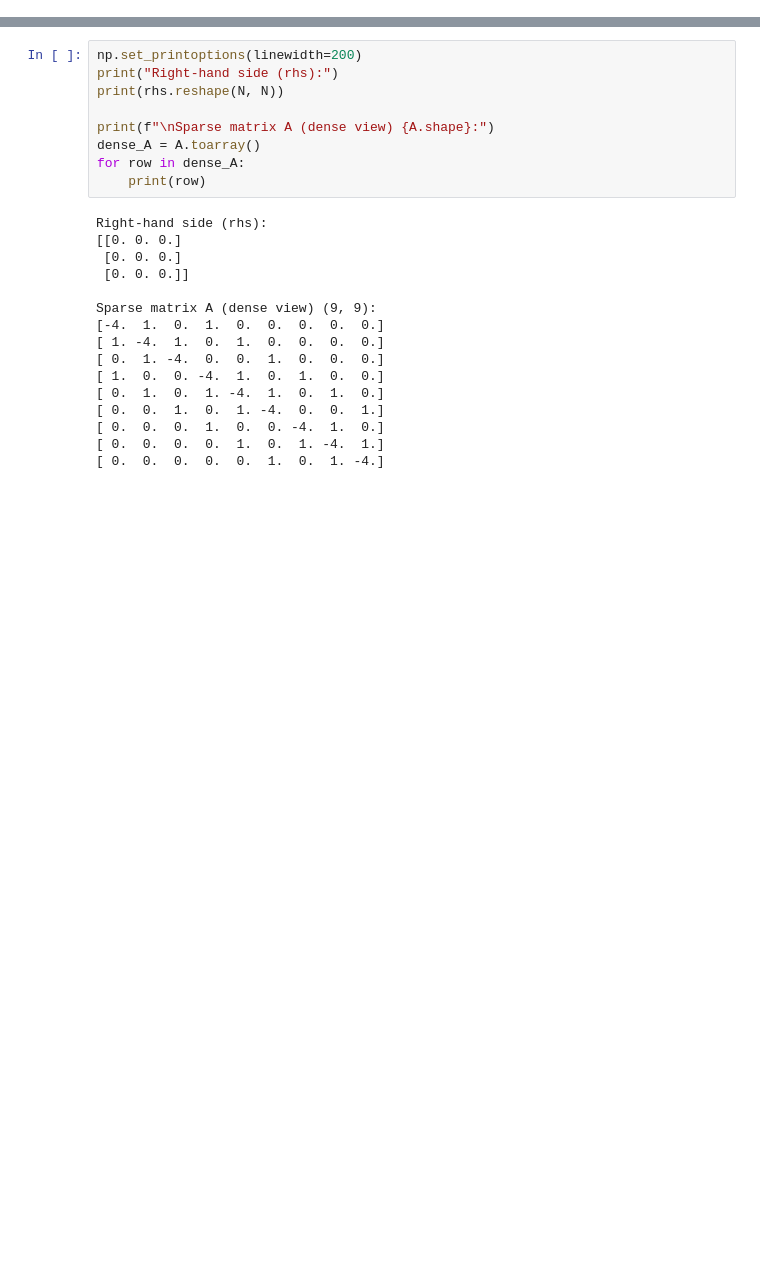
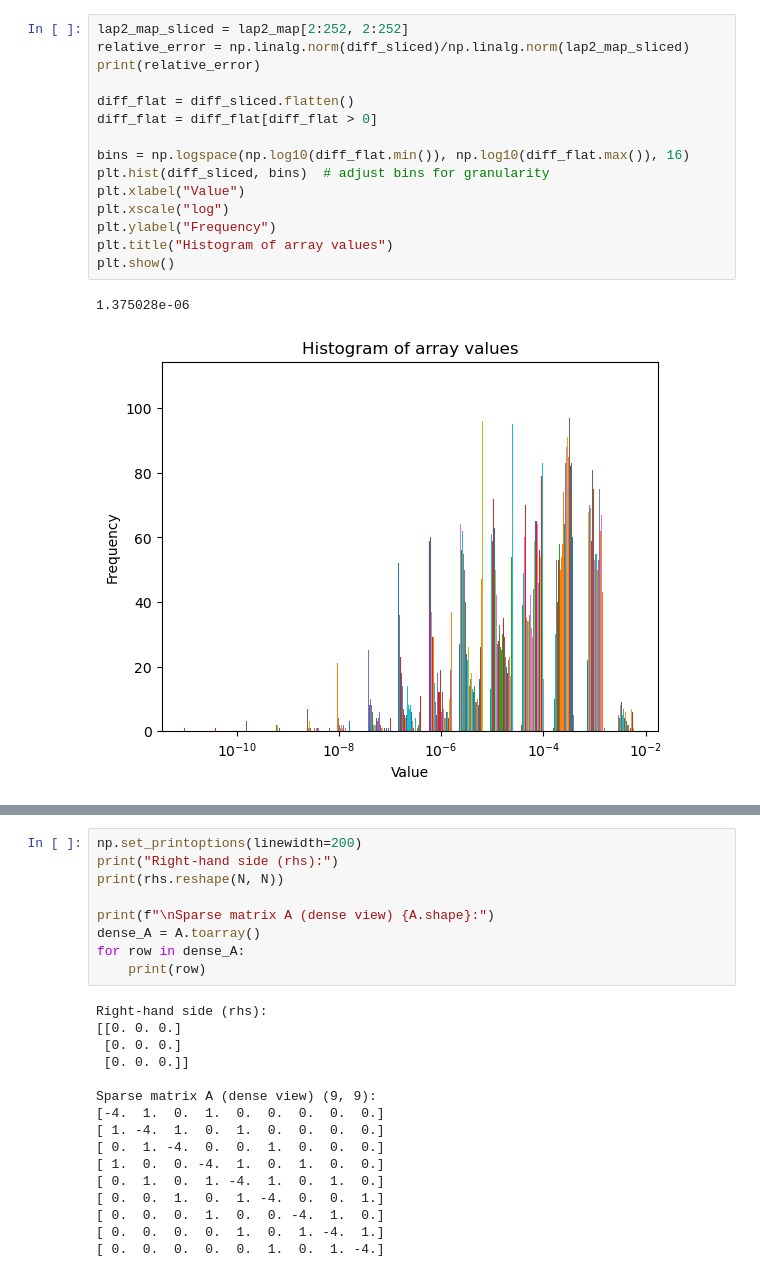
Before and after one commit to kerwin145/UGrid, a Jupyter notebook: playground.ipynb, the cells around one changed output, grey strips where cells are left out. Drawn from its saved outputs; the diff is of its cells as text; blank space fills up the shorter version.

```diff
--- a/playground.ipynb
+++ b/playground.ipynb
@@ -57,0 +83,18 @@ plt_subplot({
+# %%
+lap2_map_sliced = lap2_map[2:252, 2:252]
+relative_error = np.linalg.norm(diff_sliced)/np.linalg.norm(lap2_map_sliced)
+print(relative_error)
+
+diff_flat = diff_sliced.flatten()
+diff_flat = diff_flat[diff_flat > 0]
+
+bins = np.logspace(np.log10(diff_flat.min()), np.log10(diff_flat.max()), 16)
+plt.hist(diff_sliced, bins)  # adjust bins for granularity
+plt.xlabel("Value")
+plt.xscale("log")
+plt.ylabel("Frequency")
+plt.title("Histogram of array values")
+plt.show()
+# %% [output]
+1.375028e-06
+[figure, added]
```
Also changed, not shown: parts of 8 cells of this notebook, 9 other files.
